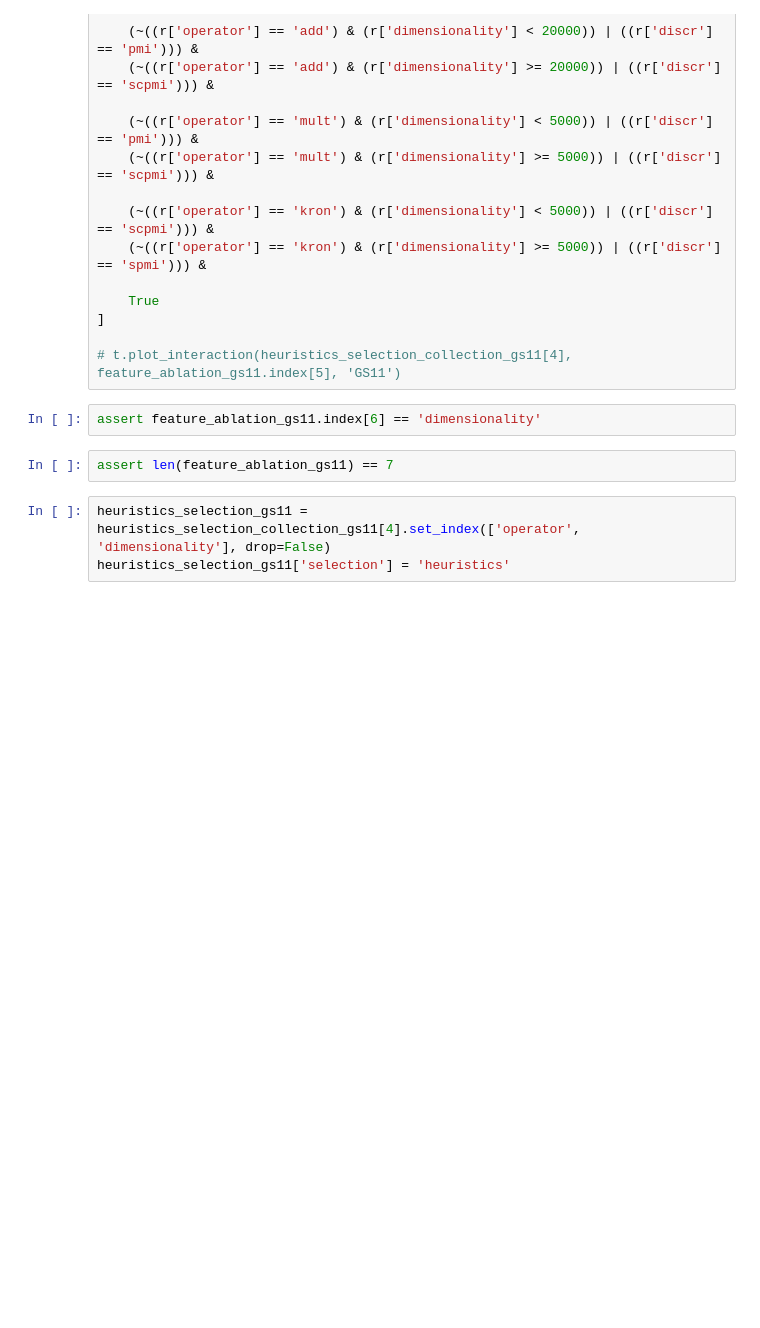
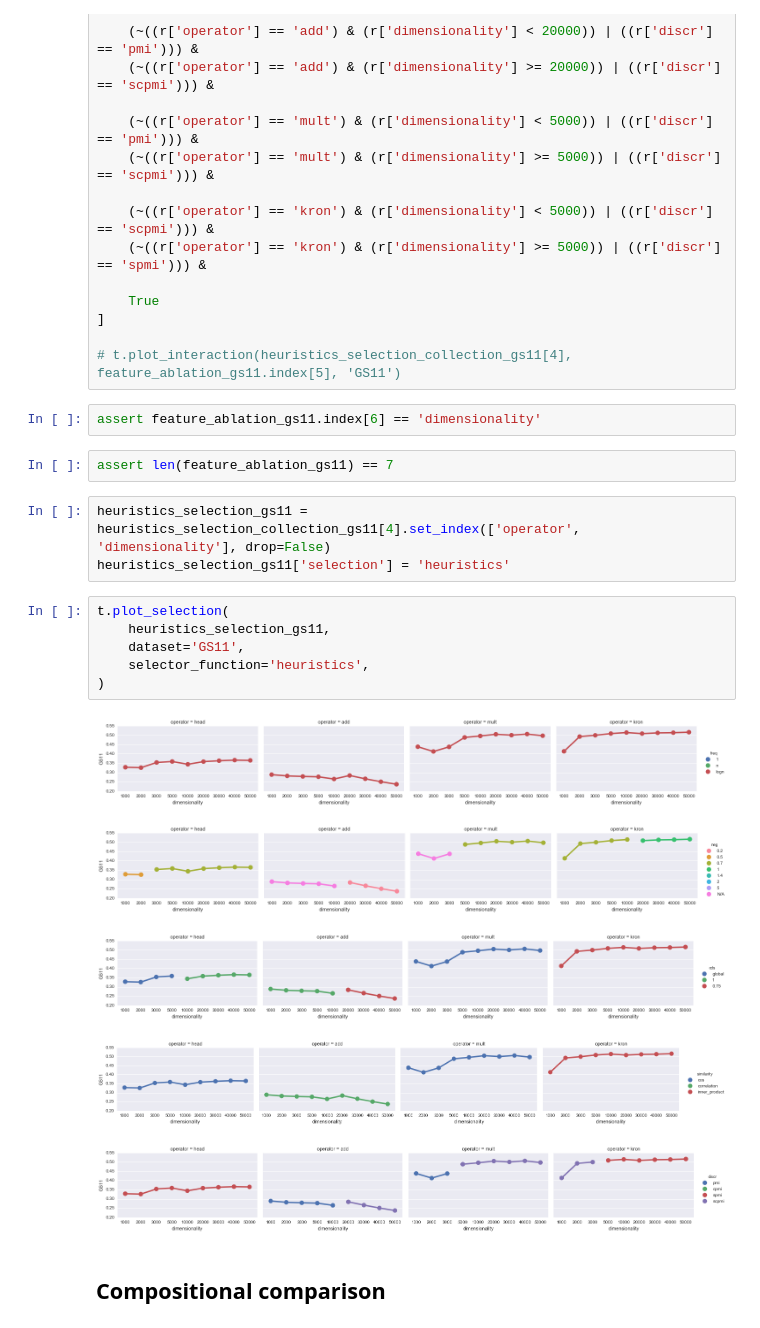
Before and after one commit to dimazest/thesis, a Jupyter notebook: supplement/parameter-selection.ipynb, the cells around one changed output. Saved outputs shown, nothing was run; the diff lists cells and outputs as text; blank space fills up the shorter version.

```diff
--- a/supplement/parameter-selection.ipynb
+++ b/supplement/parameter-selection.ipynb
@@ -759,6 +777,20 @@ assert len(feature_ablation_gs11) == 7
 # %%
 heuristics_selection_gs11 = heuristics_selection_collection_gs11[4].set_index(['operator', 'dimensionality'], drop=False)
 heuristics_selection_gs11['selection'] = 'heuristics'
+# %%
+t.plot_selection(
+    heuristics_selection_gs11,
+    dataset='GS11',
+    selector_function='heuristics',
+)
+# %% [output]
+[figure, added]
+[figure, added]
+[figure, added]
+[figure, added]
+[figure, added]
+# %% [markdown]
+## Compositional comparison
 # %%
 f, axarr = plt.subplots(2, 4, sharex=True, sharey='row', figsize=(15 * 2, 7))
 
```
Also changed, not shown: parts of 8 cells of this notebook, 4 other files.
